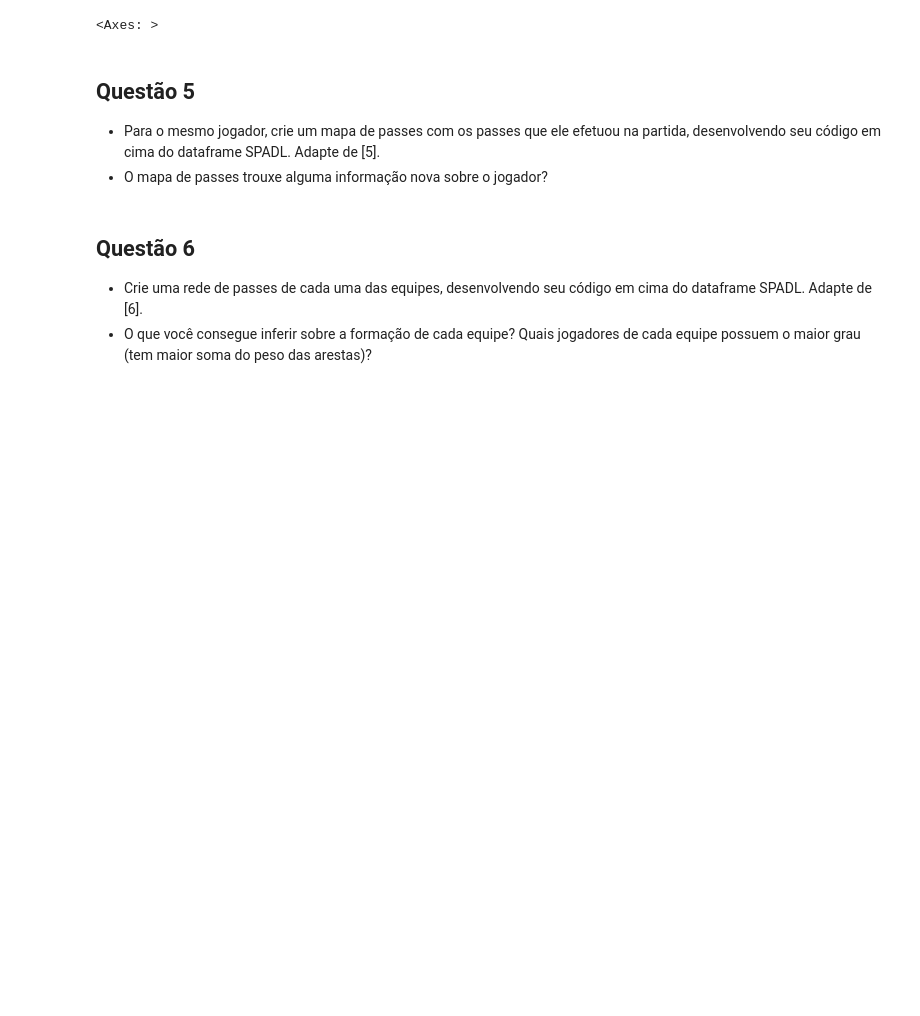
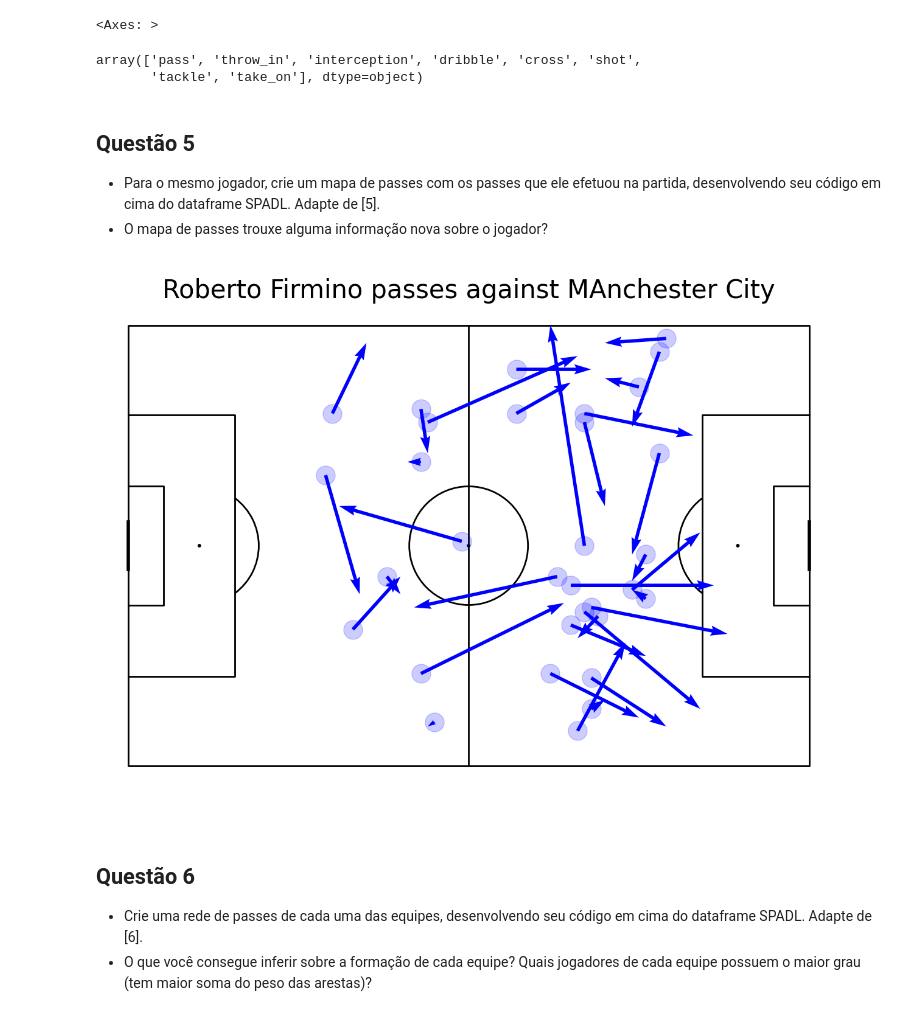
Before and after one commit to paduathiago/Data-Science-Applied-to-Soccer, a Jupyter notebook: Activities/ativ_3.ipynb, the cells around one changed output. Drawn from its saved outputs; the diff is of its cells as text; code cells hidden in the pictures; blank space fills up the shorter version.

```diff
--- a/Activities/ativ_3.ipynb
+++ b/Activities/ativ_3.ipynb
@@ -218,10 +246,30 @@ matplotsoccer.heatmap(hm) # plot the heatmap
 # %% [output]
 [figure]
 <Axes: >
+# %%
+firmino['type'].unique()
+# %% [output]
+array(['pass', 'throw_in', 'interception', 'dribble', 'cross', 'shot',
+       'tackle', 'take_on'], dtype=object)
 # %% [markdown]
 ## Questão 5
 - Para o mesmo jogador, crie um mapa de passes com os passes que ele efetuou na partida, desenvolvendo seu código em cima do dataframe SPADL. Adapte de [5].
 - O mapa de passes trouxe alguma informação nova sobre o jogador?
+# %%
+mask_firmino = firmino.loc[firmino['type'] == 'pass']
+df_pass = mask_firmino.loc[:, ['start_x', 'start_y', 'end_x', 'end_y']]
+
+pitch = Pitch(line_color='black', pitch_type='custom', pitch_length=105, pitch_width=68)
+fig, ax = pitch.grid(grid_height=0.9, title_height=0.06, axis=False,
+                     endnote_height=0.04, title_space=0, endnote_space=0)
+
+pitch.arrows(df_pass.start_x, df_pass.start_y, df_pass.end_x,
+            df_pass.end_y, color = "blue", ax=ax['pitch'])
+pitch.scatter(df_pass.start_x, df_pass.start_y, alpha = 0.2, s = 500, color = "blue", ax=ax['pitch'])
+fig.suptitle("Roberto Firmino passes against MAnchester City", fontsize = 30)
+plt.show()
+# %% [output]
+[figure, added]
 # %% [markdown]
 ## Questão 6
 - Crie uma rede de passes de cada uma das equipes, desenvolvendo seu código em cima do dataframe SPADL. Adapte de [6].
```
Also changed, not shown: parts of 3 cells of this notebook.
